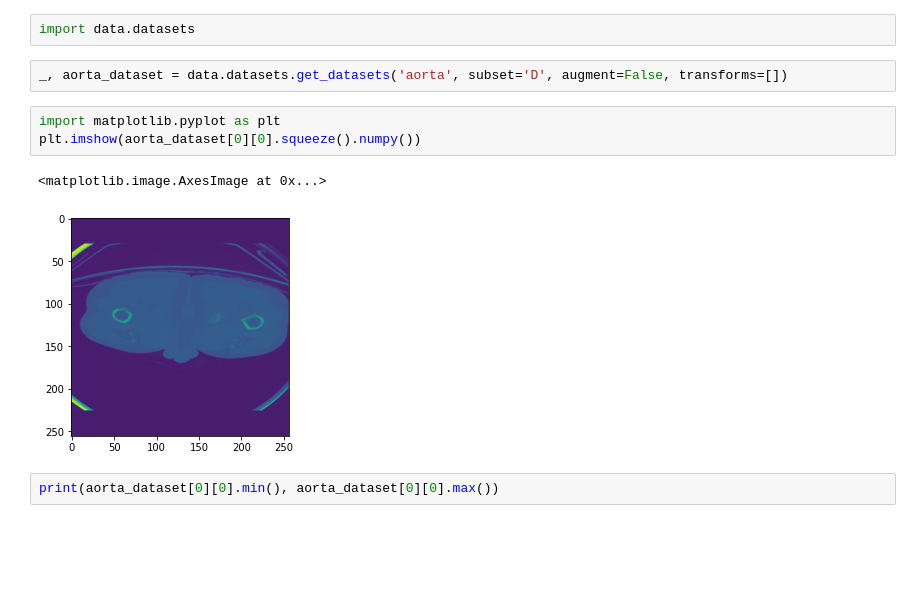
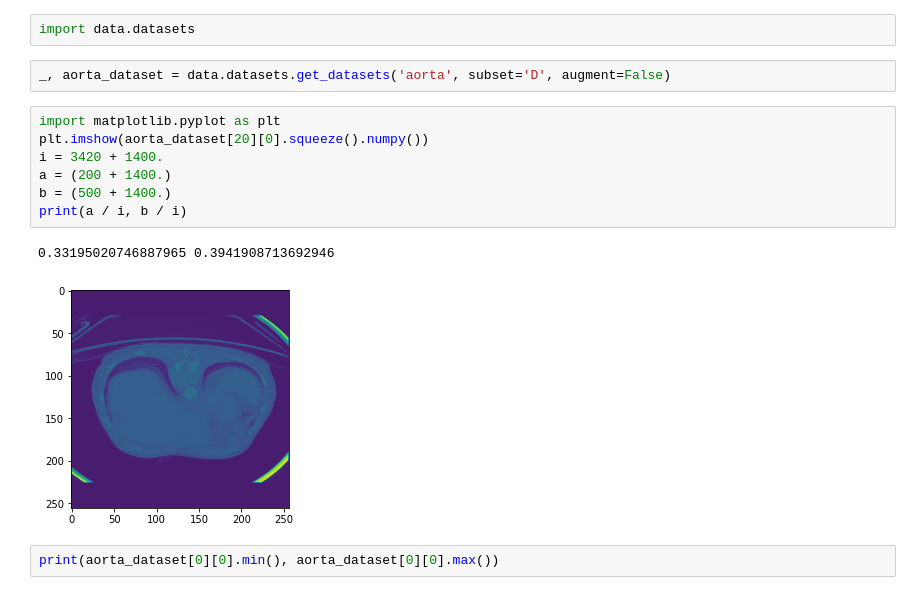
Before and after one commit to marinbenc/domain-specific-transforms, a Jupyter notebook: scratchpad.ipynb, the cells around one changed output. Drawn from its saved outputs; the diff is of its cells as text; blank space fills up the shorter version.

```diff
--- a/scratchpad.ipynb
+++ b/scratchpad.ipynb
@@ -48,13 +48,17 @@ plt.show()
 # %%
 import data.datasets
 # %%
-_, aorta_dataset = data.datasets.get_datasets('aorta', subset='D', augment=False, transforms=[])
+_, aorta_dataset = data.datasets.get_datasets('aorta', subset='D', augment=False)
 # %%
 import matplotlib.pyplot as plt
-plt.imshow(aorta_dataset[0][0].squeeze().numpy())
+plt.imshow(aorta_dataset[20][0].squeeze().numpy())
+i = 3420 + 1400.
+a = (200 + 1400.)
+b = (500 + 1400.)
+print(a / i, b / i)
 # %% [output]
-<matplotlib.image.AxesImage at 0x...>
+0.33195020746887965 0.3941908713692946
-[figure, old version]
+[figure, new version]
 # %%
 print(aorta_dataset[0][0].min(), aorta_dataset[0][0].max())
 # %% [output]
```
Also changed, not shown: parts of 2 cells of this notebook, 4 other files.
